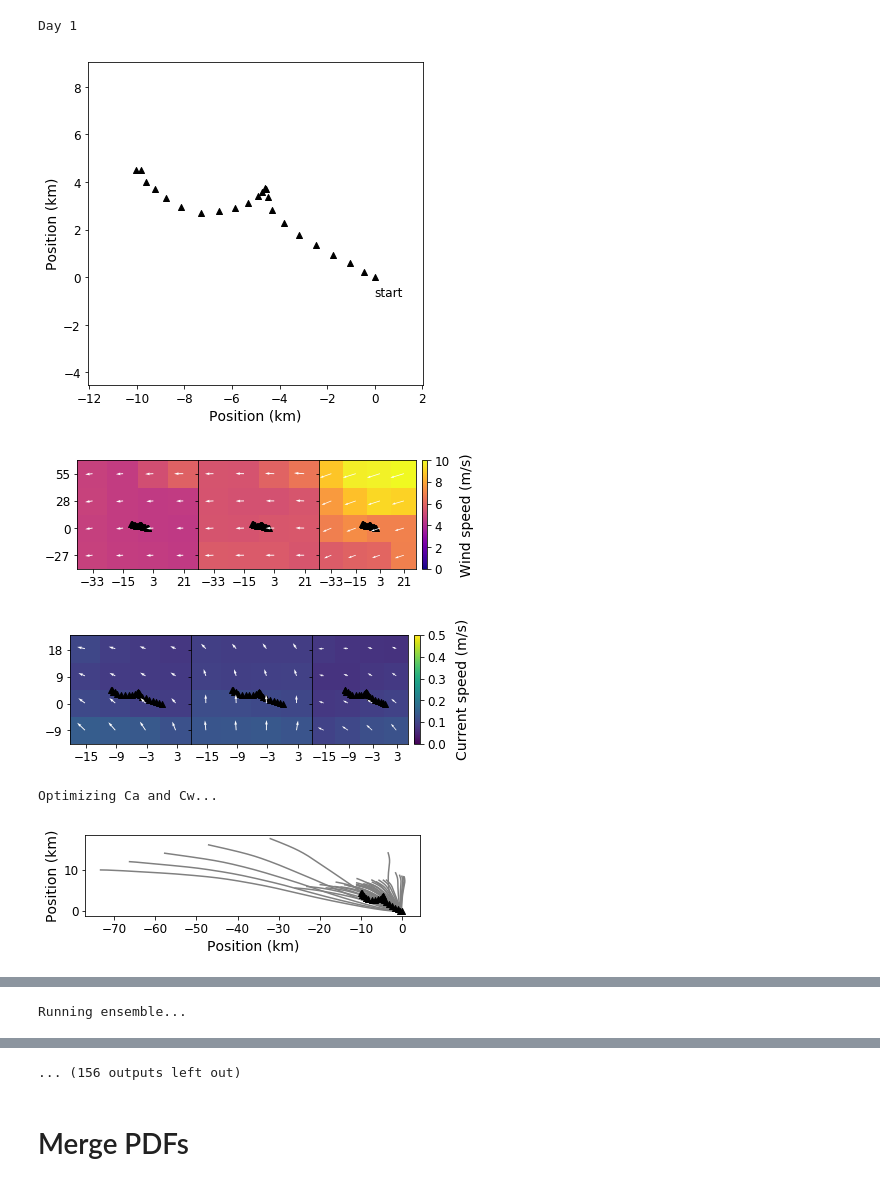
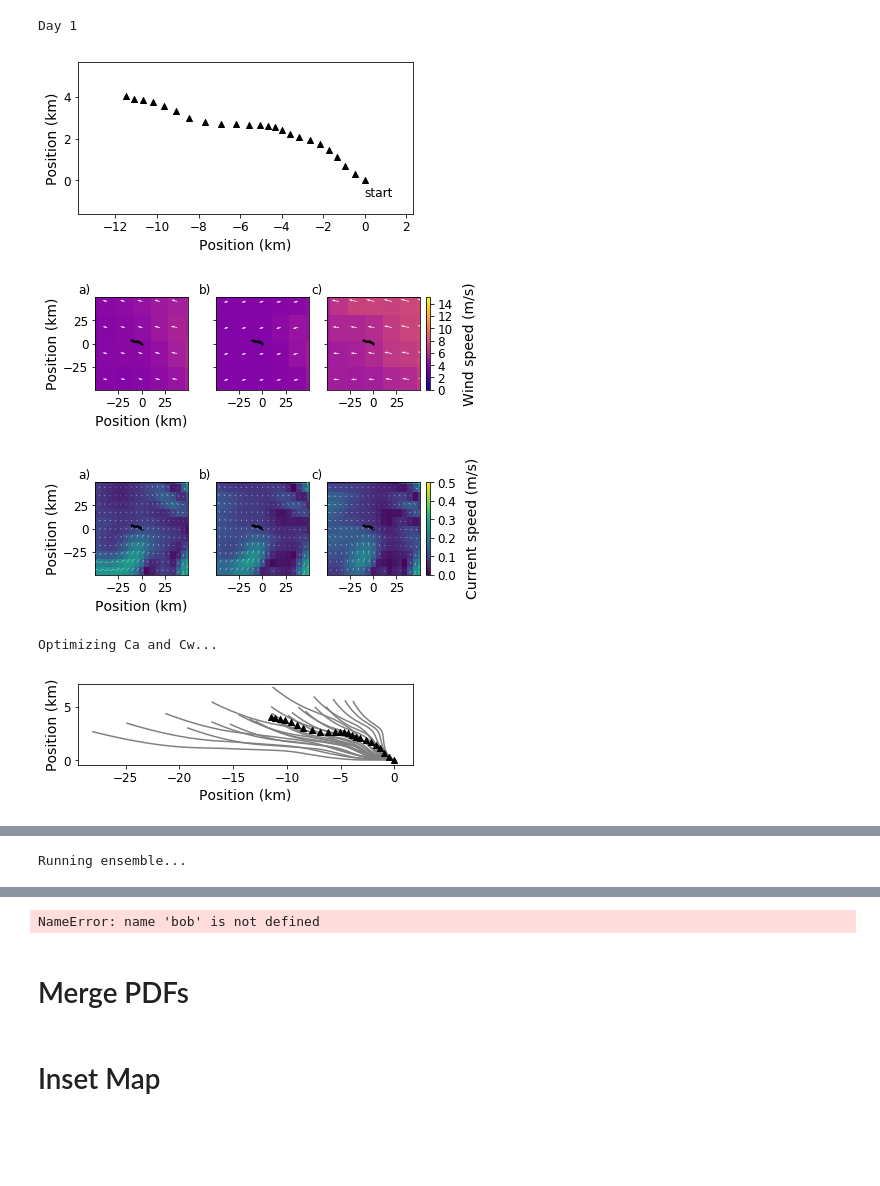
Before and after one commit to jmunroe/IceDEF, a Jupyter notebook: notebooks/ensemble.ipynb, the cells around one changed output, grey strips where cells are left out. Drawn from its saved outputs; the diff is of its cells as text; code cells hidden in the pictures; blank space fills up the shorter version.

Commit message:
improved plotting functions to do with metocean velocities with major overhaul

```diff
--- a/notebooks/ensemble.ipynb
+++ b/notebooks/ensemble.ipynb
@@ -451,0 +238,12 @@ def pcolor_optimization_results(Cas, Cws, errs, optimal_Ca, optimal_Cw):
+# %%
+def plot_observed_track(xs, ys):
+
+    fig = plt.figure()
+    ax = fig.add_subplot(111, aspect='equal')
+    ax.margins(x=0.2, y=0.4)
+    ax.scatter(ref_xs, ref_ys, marker='^', c='black')
+    ax.annotate(xy=(ref_xs[0], ref_ys[0]), s='start', xytext=(0, -0.8))
+    ax.set_xlabel('Position (km)')
+    ax.set_ylabel('Position (km)')
+
+    return fig, ax
@@ -452,6 +352,6 @@ def pcolor_optimization_results(Cas, Cws, errs, optimal_Ca, optimal_Cw):
 # %%
 start_day = 1
-num_days = 14
+num_days = 1
 days = [day for day in range(start_day, start_day + num_days)]
 
 beacon_id = '90679'  # good berg
@@ -469,7 +369,7 @@ for day in days:
         start_index = 537
 
     start_time = df.DataDate_UTC.values[start_index]
-    start_time += np.timedelta64(day, 'D')
+    start_time += np.timedelta64(day - 1, 'D')
     end_time = start_time + np.timedelta64(1, 'D')
 
     tc = test_case.TestCase(beacon_id=beacon_id, start_time=start_time, end_time=end_time)
@@ -499,11 +399,10 @@ for day in days:
 
     # Plot 2 - Current and wind velocities
 
-    fig2a, ax2a = plot_wind(sim, tc)
+    fig2a, ax2a = plot_metocean_field(map_, tc, sim.atmosphere.data, sim.atmosphere.wind, field_name='atmosphere') #plot_wind(sim, tc)
     plt.show()
-    fig2b, ax2b = plot_current(sim, tc)
+    fig2b, ax2b = plot_metocean_field(map_, tc, sim.ocean.data, sim.ocean.current, field_name='ocean')#plot_current(sim, tc)
     plt.show()
-
 
     print('Optimizing Ca and Cw...')
 
@@ -514,20 +413,20 @@ for day in days:
                       'perturb_current': True, 'perturb_wind': True,
                       'current_constants': np.array([0.03, -0.01]), 'wind_constants': np.array([-5.08, -3.39])}
 
-    n = 6
+    n = 5
     N = n**2
 
     err_dict = {'Ca': np.zeros(N), 'Cw': np.zeros(N), 'err': np.zeros(N)}
 
     if beacon_id == '50519' and day == 8:
 
-        Cas = np.linspace(0.1, 2, n)
-        Cws = np.linspace(0.1, 2, n)
+        Cas = np.linspace(0.5, 2.5, n)
+        Cws = np.linspace(0.5, 2.5, n)
 
     else:
 
-        Cas = np.linspace(0.1, 4, n)
-        Cws = np.linspace(0.1, 4, n)
+        Cas = np.linspace(0.5, 2.5, n)
+        Cws = np.linspace(0.5, 2.5, n)
 
     Ca_mesh, Cw_mesh = np.meshgrid(Cas, Cws)
 
@@ -662,44 +561,44 @@ for day in days:
 
     fig5a, ax5a = plot_probabilistic_map((X, Y, Z), (x_data, y_data), (ref_xs, ref_ys), 0.05)
     plt.show()
 
     data = sim.results.data
 
     for key in data.keys():
 
         data[key]['easting'].values -= ref_x0
         data[key]['northing'].values -= ref_y0
 
     fig5b, ax5b = plot_cone(sim.results.data, labels)
     plt.show()
 
-    ax1.set_title(f'Day {day} - Figure 1')
+    #ax1.set_title(f'Day {day} - Figure 1')
     fig1.savefig(f'./plots/day{day}_figure1.pdf', bbox_inches='tight')
-    ax2a[0].set_title(f'Day {day} - Figure 2a')
+    #ax2a[0].set_title(f'Day {day} - Figure 2a')
     fig2a.savefig(f'./plots/day{day}_figure2a.pdf', bbox_inches='tight')
-    ax2b[0].set_title(f'Day {day} - Figure 2b')
+    #ax2b[0].set_title(f'Day {day} - Figure 2b')
     fig2b.savefig(f'./plots/day{day}_figure2b.pdf', bbox_inches='tight')
-    ax3a.set_title(f'Day {day} - Figure 3a')
+    #ax3a.set_title(f'Day {day} - Figure 3a')
     fig3a.savefig(f'./plots/day{day}_figure3a.pdf', bbox_inches='tight')
-    ax3b.set_title(f'Day {day} - Figure 3b')
+    #ax3b.set_title(f'Day {day} - Figure 3b')
     fig3b.savefig(f'./plots/day{day}_figure3b.pdf', bbox_inches='tight')
-    ax3c.set_title(f'Day {day} - Figure 3c')
+    #ax3c.set_title(f'Day {day} - Figure 3c')
     fig3c.savefig(f'./plots/day{day}_figure3c.pdf', bbox_inches='tight')
-    ax4.set_title(f'Day {day} - Figure 4')
+    #ax4.set_title(f'Day {day} - Figure 4')
     fig4.savefig(f'./plots/day{day}_figure4.pdf', bbox_inches='tight')
-    ax5a.set_title(f'Day {day} - Figure 5a')
+    #ax5a.set_title(f'Day {day} - Figure 5a')
     fig5a.savefig(f'./plots/day{day}_figure5a.pdf', bbox_inches='tight')
-    ax5b.set_title(f'Day {day} - Figure 5b')
+    #ax5b.set_title(f'Day {day} - Figure 5b')
     fig5b.savefig(f'./plots/day{day}_figure5b.pdf', bbox_inches='tight')
 
     del sim
     del tc
 
     gc.collect()
 # %% [output]
 Day 1
-[figure, old version]
+[figure, new version]
-[figure, old version]
+[figure, new version]
-[figure, old version]
+[figure, new version]
 Optimizing Ca and Cw...
-[figure, old version]
+[figure, new version]
@@ -712,4 +611,7 @@ Running ensemble...
-... (156 outputs left out)
+# %%
+bob
+# %% [output]
+NameError: name 'bob' is not defined
 # %% [markdown]
 # Merge PDFs
 # %%
@@ -739,5 +641,7 @@ if beacon_id == '90679':
 
 elif beacon_id == '50519':
     merger.write(f"./plots/bad_berg_day{days[0]}_to_day{days[-1]}.pdf")
+# %% [markdown]
+# Inset Map
 # %%
 df
```
Also changed, not shown: parts of 24 cells of this notebook, 1 other file.
